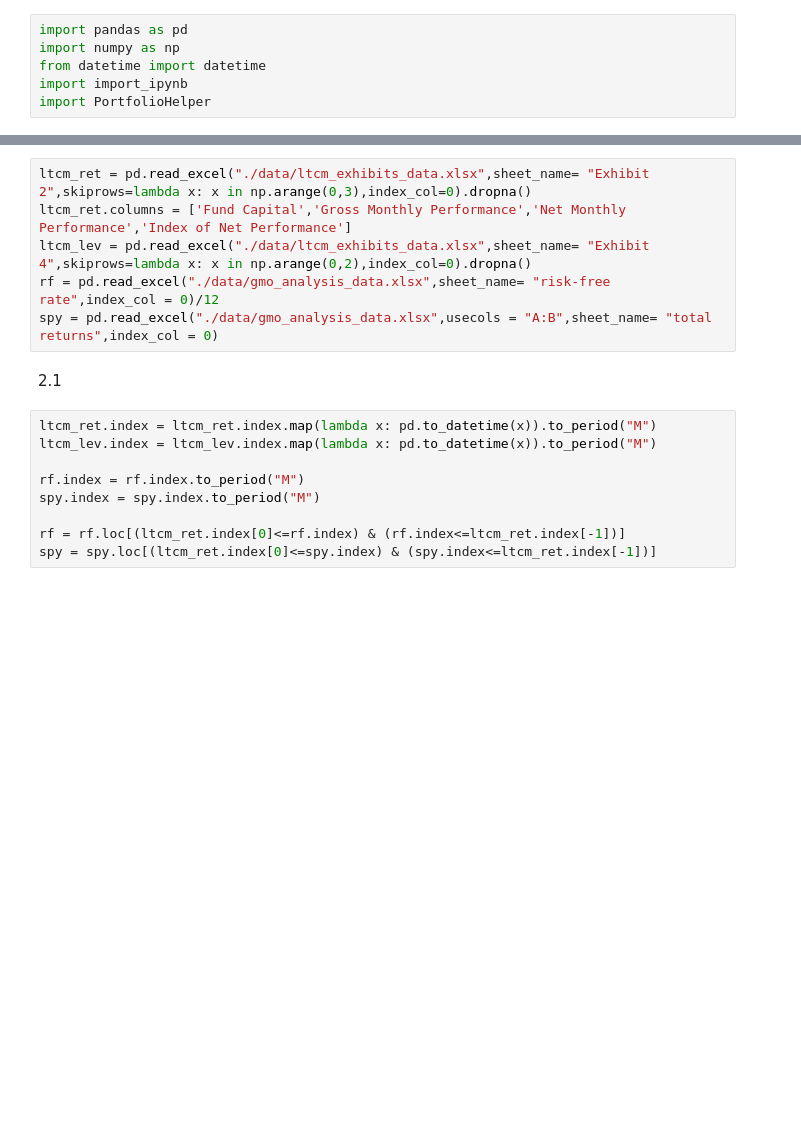
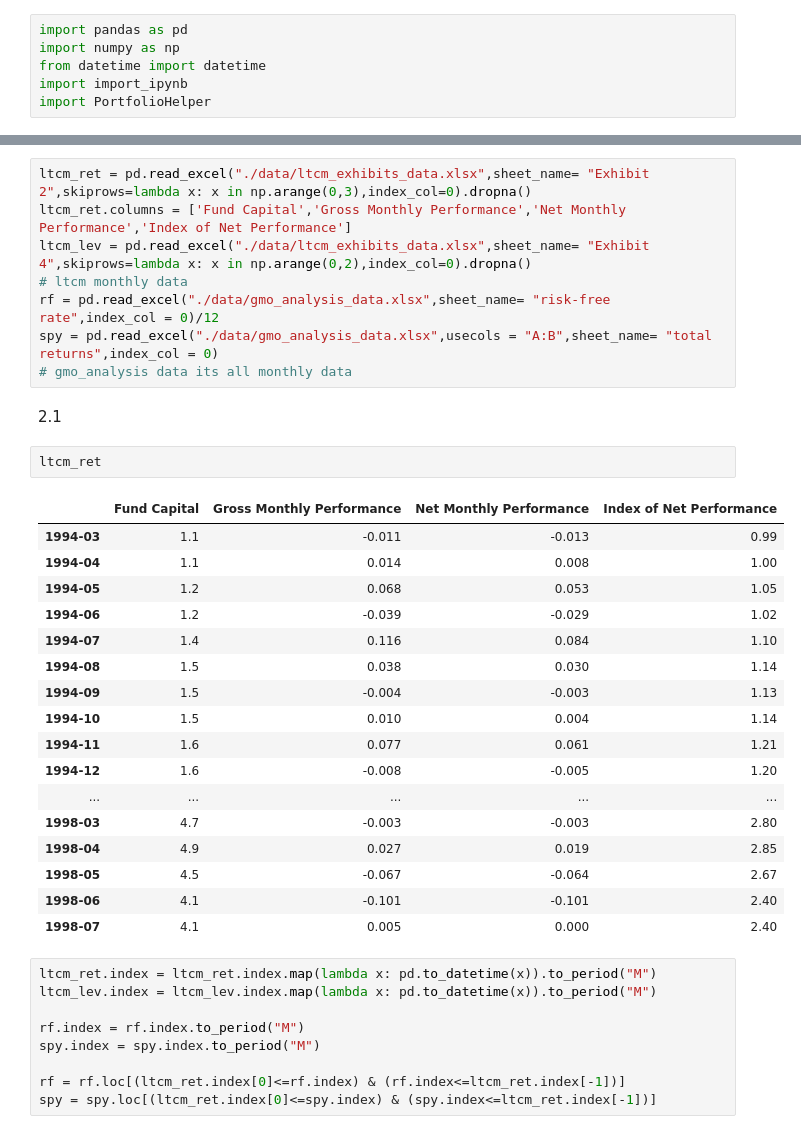
Before and after one commit to Kevin-finance/Portfolio-Homework-GroupC, a Jupyter notebook: Homework8.ipynb, the cells around one changed output, grey strips where cells are left out. Drawn from its saved outputs; the diff is of its cells as text; blank space fills up the shorter version.

```diff
--- a/Homework8.ipynb
+++ b/Homework8.ipynb
@@ -8,10 +125,32 @@ import PortfolioHelper
 ltcm_ret = pd.read_excel("./data/ltcm_exhibits_data.xlsx",sheet_name= "Exhibit 2",skiprows=lambda x: x in np.arange(0,3),index_col=0).dropna()
 ltcm_ret.columns = ['Fund Capital','Gross Monthly Performance','Net Monthly Performance','Index of Net Performance']
 ltcm_lev = pd.read_excel("./data/ltcm_exhibits_data.xlsx",sheet_name= "Exhibit 4",skiprows=lambda x: x in np.arange(0,2),index_col=0).dropna()
+# ltcm monthly data
 rf = pd.read_excel("./data/gmo_analysis_data.xlsx",sheet_name= "risk-free rate",index_col = 0)/12
 spy = pd.read_excel("./data/gmo_analysis_data.xlsx",usecols = "A:B",sheet_name= "total returns",index_col = 0)
+# gmo_analysis data its all monthly data
 # %% [markdown]
 2.1
+# %%
+ltcm_ret
+# %% [output]
+|  | Fund Capital | Gross Monthly Performance | Net Monthly Performance | Index of Net Performance |
+| 1994-03 | 1.1 | -0.011 | -0.013 | 0.99 |
+| 1994-04 | 1.1 | 0.014 | 0.008 | 1.00 |
+| 1994-05 | 1.2 | 0.068 | 0.053 | 1.05 |
+| 1994-06 | 1.2 | -0.039 | -0.029 | 1.02 |
+| 1994-07 | 1.4 | 0.116 | 0.084 | 1.10 |
+| 1994-08 | 1.5 | 0.038 | 0.030 | 1.14 |
+| 1994-09 | 1.5 | -0.004 | -0.003 | 1.13 |
+| 1994-10 | 1.5 | 0.010 | 0.004 | 1.14 |
+| 1994-11 | 1.6 | 0.077 | 0.061 | 1.21 |
+| 1994-12 | 1.6 | -0.008 | -0.005 | 1.20 |
+| ... | ... | ... | ... | ... |
+| 1998-03 | 4.7 | -0.003 | -0.003 | 2.80 |
+| 1998-04 | 4.9 | 0.027 | 0.019 | 2.85 |
+| 1998-05 | 4.5 | -0.067 | -0.064 | 2.67 |
+| 1998-06 | 4.1 | -0.101 | -0.101 | 2.40 |
+| 1998-07 | 4.1 | 0.005 | 0.000 | 2.40 |
 # %%
 ltcm_ret.index = ltcm_ret.index.map(lambda x: pd.to_datetime(x)).to_period("M")
 ltcm_lev.index = ltcm_lev.index.map(lambda x: pd.to_datetime(x)).to_period("M")
```
Also changed, not shown: parts of 16 cells of this notebook.
